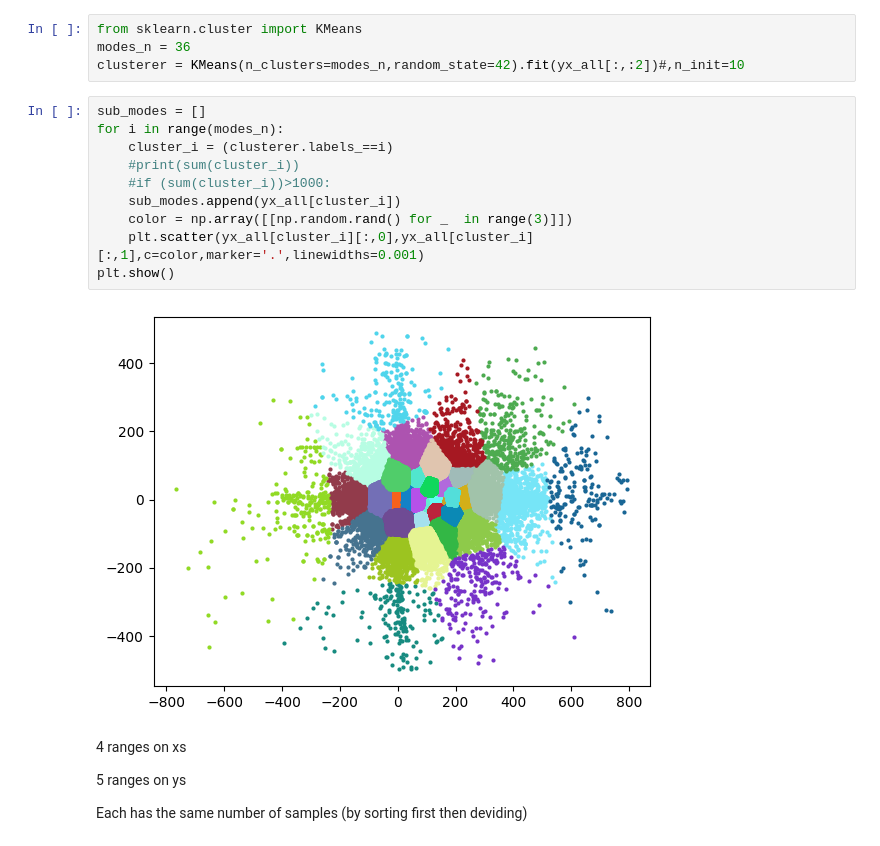
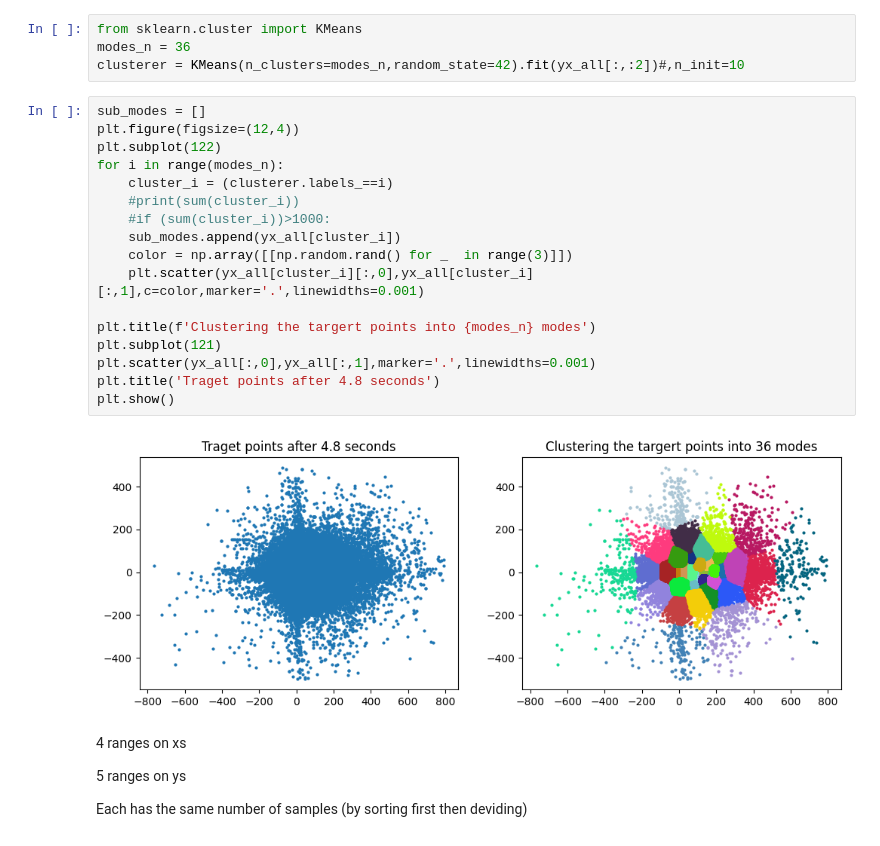
Before and after one commit to engyasin/GAM4Traffic, a Jupyter notebook: SDD_clean.ipynb, the cells around one changed output. Saved outputs shown, nothing was run; the diff lists cells and outputs as text.

```diff
--- a/SDD_clean.ipynb
+++ b/SDD_clean.ipynb
@@ -136,16 +136,23 @@ modes_n = 36
 clusterer = KMeans(n_clusters=modes_n,random_state=42).fit(yx_all[:,:2])#,n_init=10
 # %%
 sub_modes = []
+plt.figure(figsize=(12,4))
+plt.subplot(122)
 for i in range(modes_n):
     cluster_i = (clusterer.labels_==i)
     #print(sum(cluster_i))
     #if (sum(cluster_i))>1000:
     sub_modes.append(yx_all[cluster_i])
     color = np.array([[np.random.rand() for _  in range(3)]])
     plt.scatter(yx_all[cluster_i][:,0],yx_all[cluster_i][:,1],c=color,marker='.',linewidths=0.001)
+
+plt.title(f'Clustering the targert points into {modes_n} modes')
+plt.subplot(121)
+plt.scatter(yx_all[:,0],yx_all[:,1],marker='.',linewidths=0.001)
+plt.title('Traget points after 4.8 seconds')
 plt.show()
 # %% [output]
-[figure, old version]
+[figure, new version]
 # %% [markdown]
 4 ranges on xs
 
```
Also changed, not shown: parts of 6 cells of this notebook, 7 other files.
